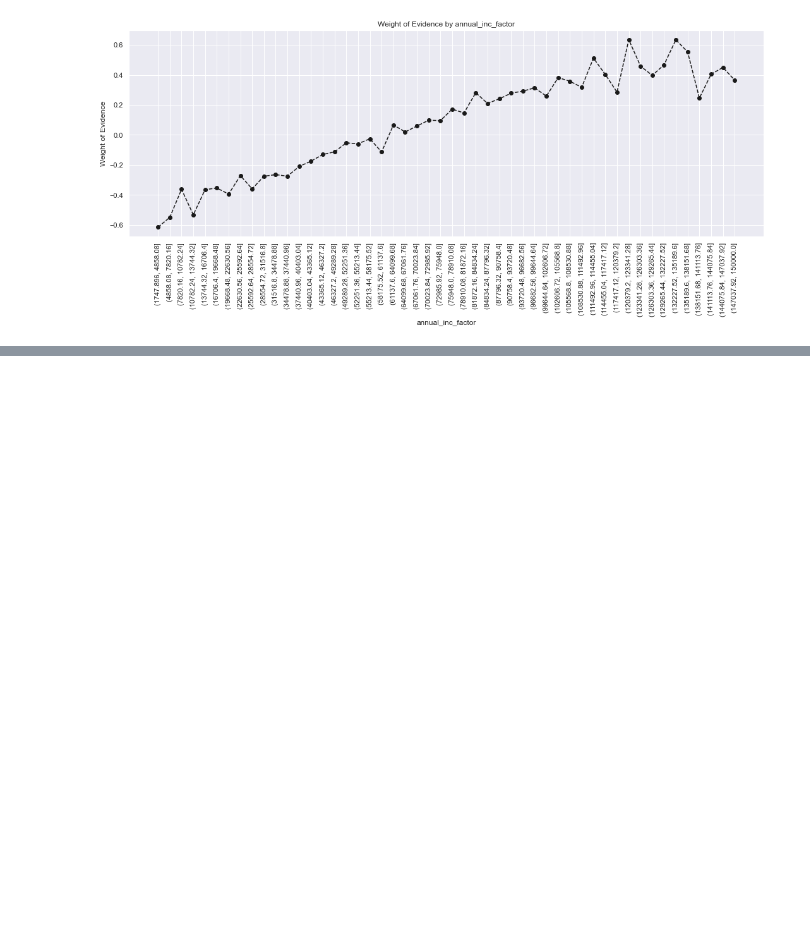
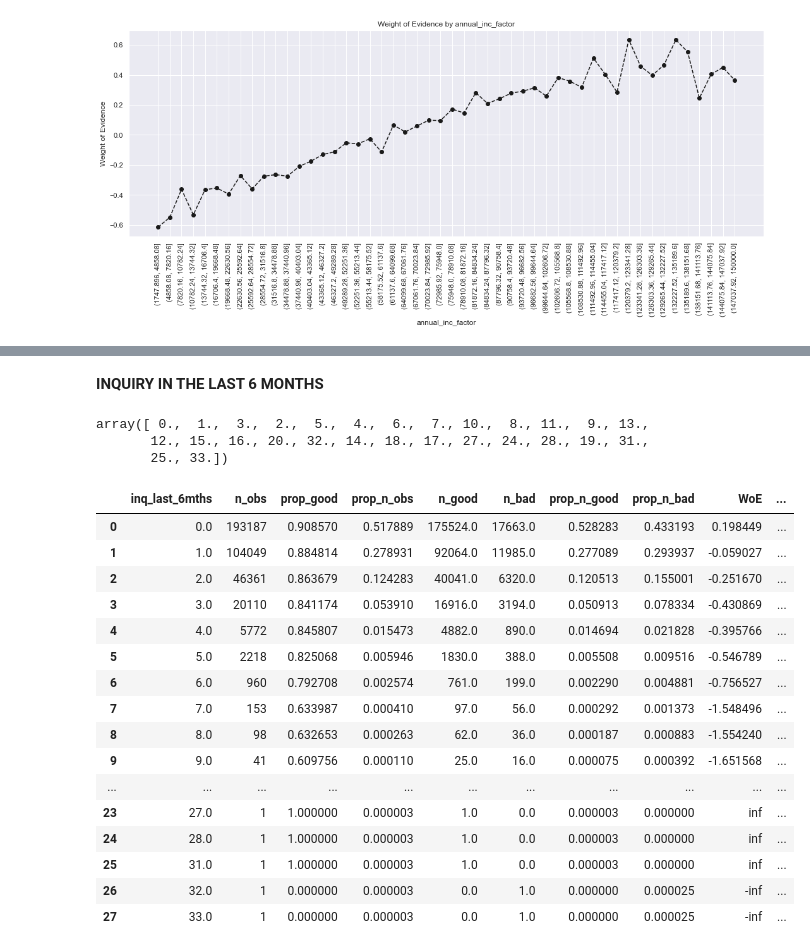
Before and after one commit to Melodie97/Machine-Learning-Projects, a Jupyter notebook: Credit Risk Modelling/Credit Risk Modelling - PD Model Feature Engineering.ipynb, the cells around one changed output, grey strips where cells are left out. Saved outputs shown, nothing was run; the diff lists cells and outputs as text; code cells hidden in the pictures; blank space fills up the shorter version.

```diff
--- a/Credit Risk Modelling/Credit Risk Modelling - PD Model Feature Engineering.ipynb
+++ b/Credit Risk Modelling/Credit Risk Modelling - PD Model Feature Engineering.ipynb
@@ -792,0 +982,35 @@ X_train['mths_since_last_delinq:>=63'] = np.where((X_train['mths_since_last_deli
+# %%
+#creating the dummy variables
+X_train['delinq_2yrs:0'] = np.where((X_train['delinq_2yrs'] == 0), 1, 0)
+X_train['delinq_2yrs:1'] = np.where((X_train['delinq_2yrs'] == 1), 1, 0)
+X_train['delinq_2yrs:2-3'] = np.where((X_train['delinq_2yrs'] >= 2) & (X_train['delinq_2yrs'] <= 3), 1, 0)
+X_train['delinq_2yrs:>=4'] = np.where((X_train['delinq_2yrs'] >= 4), 1, 0)
+# %% [markdown]
+**INQUIRY IN THE LAST 6 MONTHS**
+# %%
+X_train['inq_last_6mths'].unique()
+# %% [output]
+array([ 0.,  1.,  3.,  2.,  5.,  4.,  6.,  7., 10.,  8., 11.,  9., 13.,
+       12., 15., 16., 20., 32., 14., 18., 17., 27., 24., 28., 19., 31.,
+       25., 33.])
+# %%
+df_temp = woe_ordered_continuous(X_train, 'inq_last_6mths', y_train)
+df_temp
+# %% [output]
+|  | inq_last_6mths | n_obs | prop_good | prop_n_obs | n_good | n_bad | prop_n_good | prop_n_bad | WoE | ... |
+| 0 | 0.0 | 193187 | 0.908570 | 0.517889 | 175524.0 | 17663.0 | 0.528283 | 0.433193 | 0.198449 | ... |
+| 1 | 1.0 | 104049 | 0.884814 | 0.278931 | 92064.0 | 11985.0 | 0.277089 | 0.293937 | -0.059027 | ... |
+| 2 | 2.0 | 46361 | 0.863679 | 0.124283 | 40041.0 | 6320.0 | 0.120513 | 0.155001 | -0.251670 | ... |
+| 3 | 3.0 | 20110 | 0.841174 | 0.053910 | 16916.0 | 3194.0 | 0.050913 | 0.078334 | -0.430869 | ... |
+| 4 | 4.0 | 5772 | 0.845807 | 0.015473 | 4882.0 | 890.0 | 0.014694 | 0.021828 | -0.395766 | ... |
+| 5 | 5.0 | 2218 | 0.825068 | 0.005946 | 1830.0 | 388.0 | 0.005508 | 0.009516 | -0.546789 | ... |
+| 6 | 6.0 | 960 | 0.792708 | 0.002574 | 761.0 | 199.0 | 0.002290 | 0.004881 | -0.756527 | ... |
+| 7 | 7.0 | 153 | 0.633987 | 0.000410 | 97.0 | 56.0 | 0.000292 | 0.001373 | -1.548496 | ... |
+| 8 | 8.0 | 98 | 0.632653 | 0.000263 | 62.0 | 36.0 | 0.000187 | 0.000883 | -1.554240 | ... |
+| 9 | 9.0 | 41 | 0.609756 | 0.000110 | 25.0 | 16.0 | 0.000075 | 0.000392 | -1.651568 | ... |
+| ... | ... | ... | ... | ... | ... | ... | ... | ... | ... | ... |
+| 23 | 27.0 | 1 | 1.000000 | 0.000003 | 1.0 | 0.0 | 0.000003 | 0.000000 | inf | ... |
+| 24 | 28.0 | 1 | 1.000000 | 0.000003 | 1.0 | 0.0 | 0.000003 | 0.000000 | inf | ... |
+| 25 | 31.0 | 1 | 1.000000 | 0.000003 | 1.0 | 0.0 | 0.000003 | 0.000000 | inf | ... |
+| 26 | 32.0 | 1 | 0.000000 | 0.000003 | 0.0 | 1.0 | 0.000000 | 0.000025 | -inf | ... |
+| 27 | 33.0 | 1 | 0.000000 | 0.000003 | 0.0 | 1.0 | 0.000000 | 0.000025 | -inf | ... |
```
Also changed, not shown: parts of 129 cells of this notebook.
